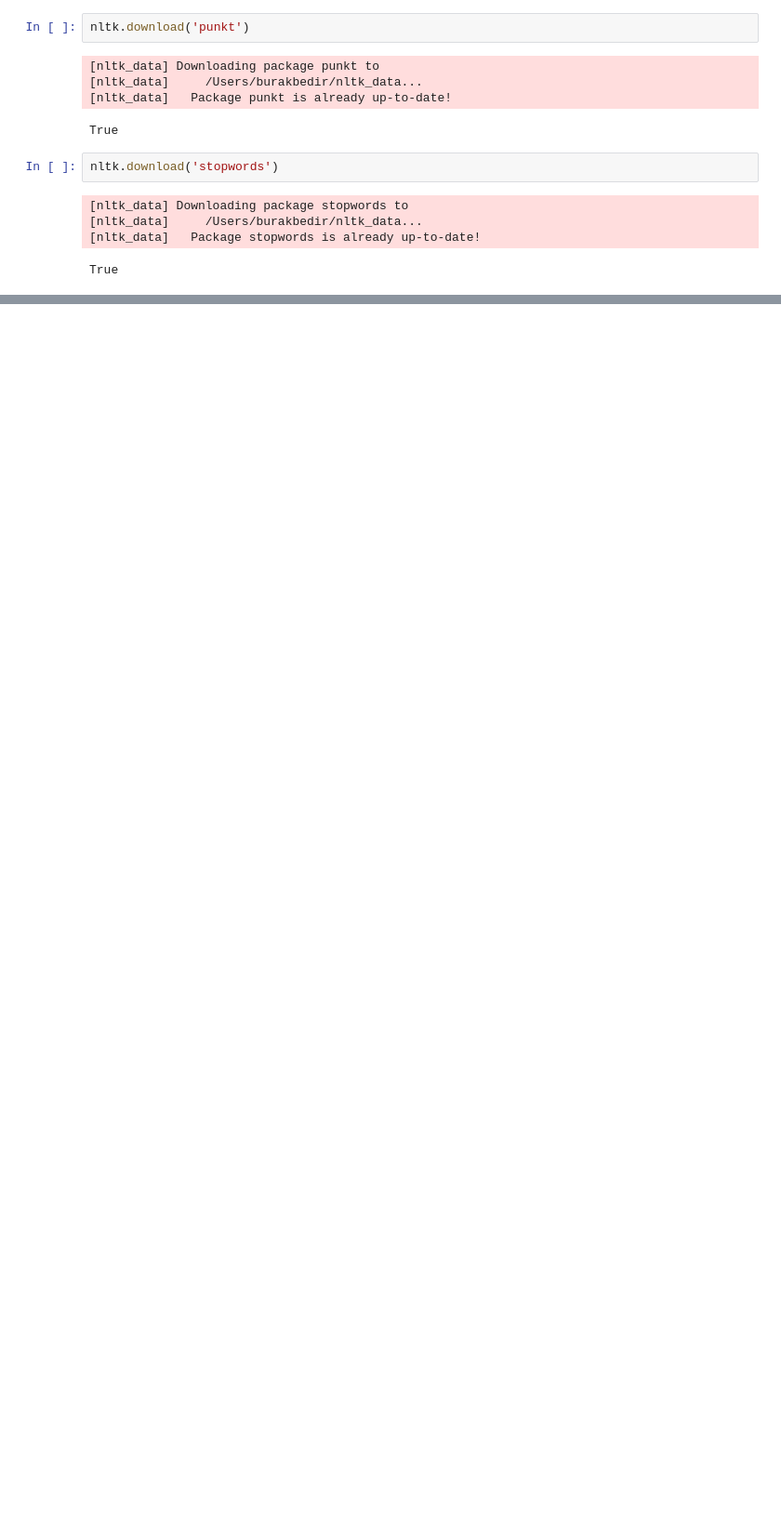
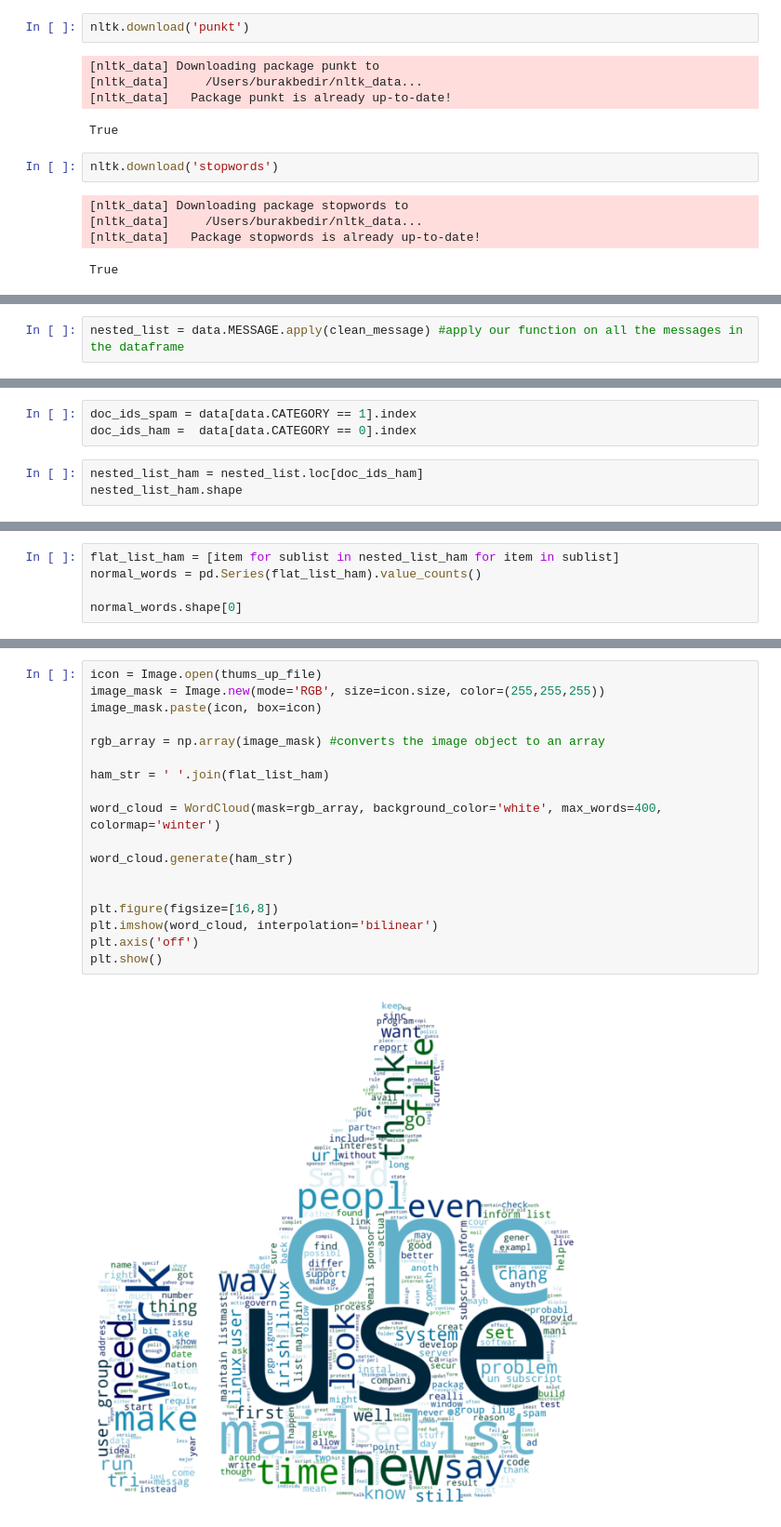
Before and after one commit to burakbdr/Spam-Filter-Classifier, a Jupyter notebook: preprocessing.ipynb, the cells around one changed output, grey strips where cells are left out. Shown: that part at 93% size. Drawn from its saved outputs; the diff is of its cells as text; blank space fills up the shorter version.

```diff
--- a/preprocessing.ipynb
+++ b/preprocessing.ipynb
@@ -289,0 +423,2 @@ True
+# %%
+nested_list = data.MESSAGE.apply(clean_message) #apply our function on all the messages in the dataframe
@@ -289,0 +435,6 @@ True
+# %%
+doc_ids_spam = data[data.CATEGORY == 1].index
+doc_ids_ham =  data[data.CATEGORY == 0].index
+# %%
+nested_list_ham = nested_list.loc[doc_ids_ham]
+nested_list_ham.shape
@@ -289,0 +448,5 @@ True
+# %%
+flat_list_ham = [item for sublist in nested_list_ham for item in sublist]
+normal_words = pd.Series(flat_list_ham).value_counts()
+
+normal_words.shape[0]
@@ -289,0 +490,20 @@ True
+# %%
+icon = Image.open(thums_up_file)
+image_mask = Image.new(mode='RGB', size=icon.size, color=(255,255,255))
+image_mask.paste(icon, box=icon)
+
+rgb_array = np.array(image_mask) #converts the image object to an array
+
+ham_str = ' '.join(flat_list_ham)
+
+word_cloud = WordCloud(mask=rgb_array, background_color='white', max_words=400, colormap='winter')
+
+word_cloud.generate(ham_str)
+
+
+plt.figure(figsize=[16,8])
+plt.imshow(word_cloud, interpolation='bilinear')
+plt.axis('off')
+plt.show()
+# %% [output]
+[figure, added]
```
Also changed, not shown: parts of 35 cells of this notebook.
